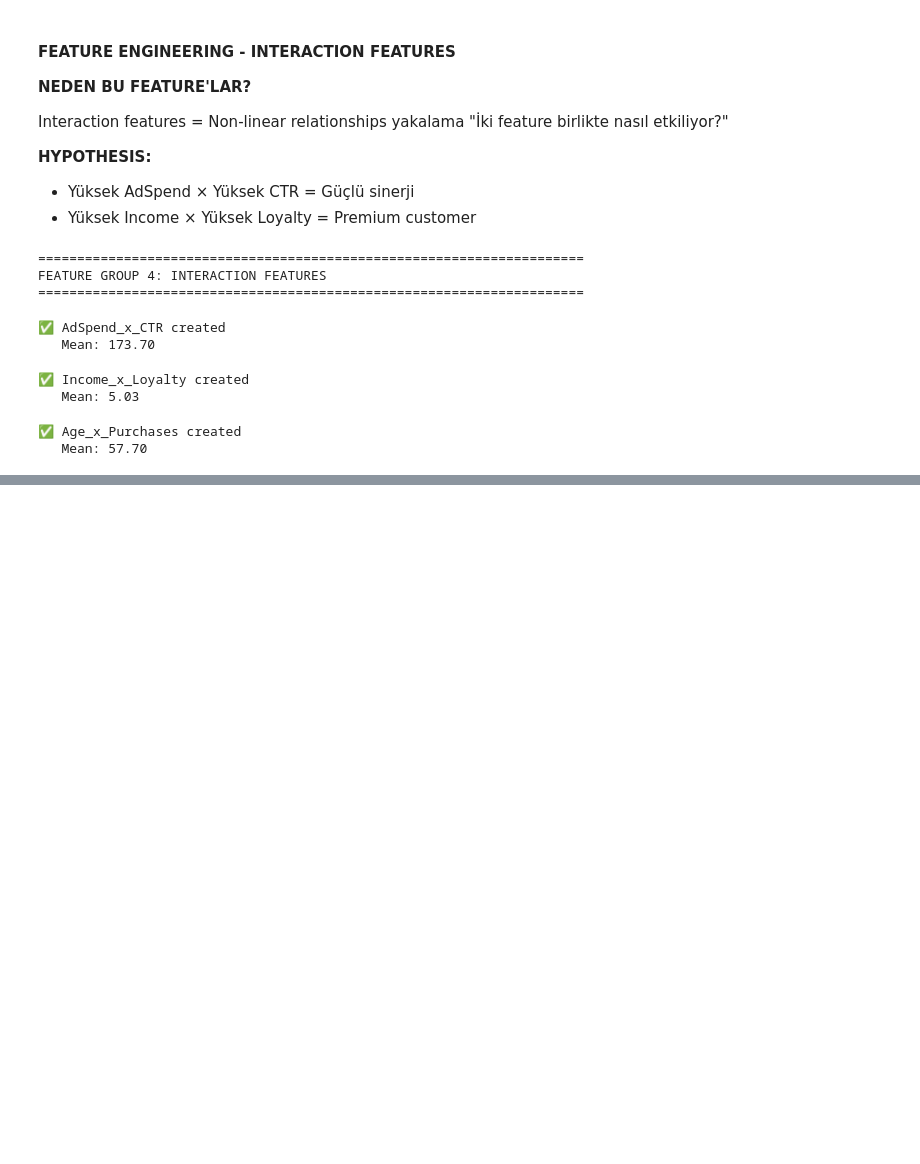
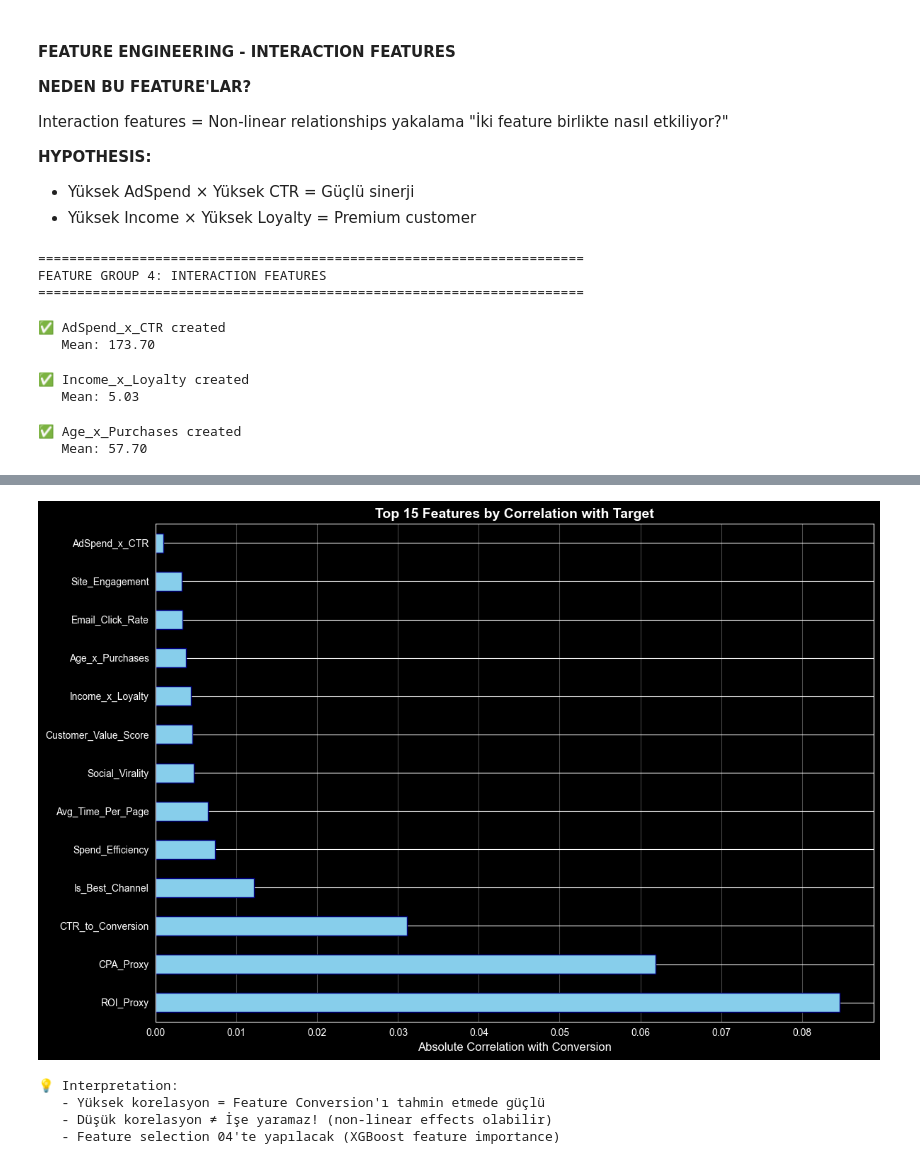
Before and after one commit to barkobt/tubitak-marketing-analytics, a Jupyter notebook: notebooks/02_feature_engineering.ipynb, the cells around one changed output, grey strips where cells are left out. Saved outputs shown, nothing was run; the diff lists cells and outputs as text; code cells hidden in the pictures; blank space fills up the shorter version.

```diff
--- a/notebooks/02_feature_engineering.ipynb
+++ b/notebooks/02_feature_engineering.ipynb
@@ -315,0 +432,19 @@ print(f"   Mean: {df['Age_x_Purchases'].mean():.2f}")
+# %%
+# Check for NaN values
+nan_cols = df[new_features].isnull().sum()
+nan_cols = nan_cols[nan_cols > 0]
+
+if len(nan_cols) > 0:
+    print(f"\n⚠️ NaN values found:")
+    print(nan_cols)
+
+    # Fill NaN with median for numeric, mode for categorical
+    for col in nan_cols.index:
+        if df[col].dtype in ['float64', 'int64']:
+            df[col].fillna(df[col].median(), inplace=True)
+        else:
+            df[col].fillna(df[col].mode()[0], inplace=True)
+
+    print(f"\n✅ NaN values filled")
+else:
+    print("\n✅ No NaN values")
@@ -315,0 +465,11 @@ print(f"   Mean: {df['Age_x_Purchases'].mean():.2f}")
+# %%
+# Sadece numeric features için
+numeric_new_features = [f for f in new_features if df[f].dtype in ['float64', 'int64']]
+
+correlations = df[numeric_new_features + ['Conversion']].corr()['Conversion'].drop('Conversion')
+correlations = correlations.abs().sort_values(ascending=False)
+
+print("\nTop 10 Features (by absolute correlation with Conversion):")
+print("="*70)
+for i, (feature, corr) in enumerate(correlations.head(10).items(), 1):
+    print(f"{i:2d}. {feature:30s} → |r| = {corr:.4f}")
@@ -315,0 +489,20 @@ print(f"   Mean: {df['Age_x_Purchases'].mean():.2f}")
+# %%
+# Visualization
+plt.figure(figsize=(12, 8))
+correlations.head(15).plot(kind='barh', color='skyblue', edgecolor='navy')
+plt.xlabel('Absolute Correlation with Conversion', fontsize=12)
+plt.title('Top 15 Features by Correlation with Target', fontsize=14, fontweight='bold')
+plt.grid(axis='x', alpha=0.3)
+plt.tight_layout()
+plt.show()
+
+print("\n💡 Interpretation:")
+print("   - Yüksek korelasyon = Feature Conversion'ı tahmin etmede güçlü")
+print("   - Düşük korelasyon ≠ İşe yaramaz! (non-linear effects olabilir)")
+print("   - Feature selection 04'te yapılacak (XGBoost feature importance)")
+# %% [output]
+[figure, added]
+💡 Interpretation:
+   - Yüksek korelasyon = Feature Conversion'ı tahmin etmede güçlü
+   - Düşük korelasyon ≠ İşe yaramaz! (non-linear effects olabilir)
+   - Feature selection 04'te yapılacak (XGBoost feature importance)
```
Also changed, not shown: parts of 15 cells of this notebook.
